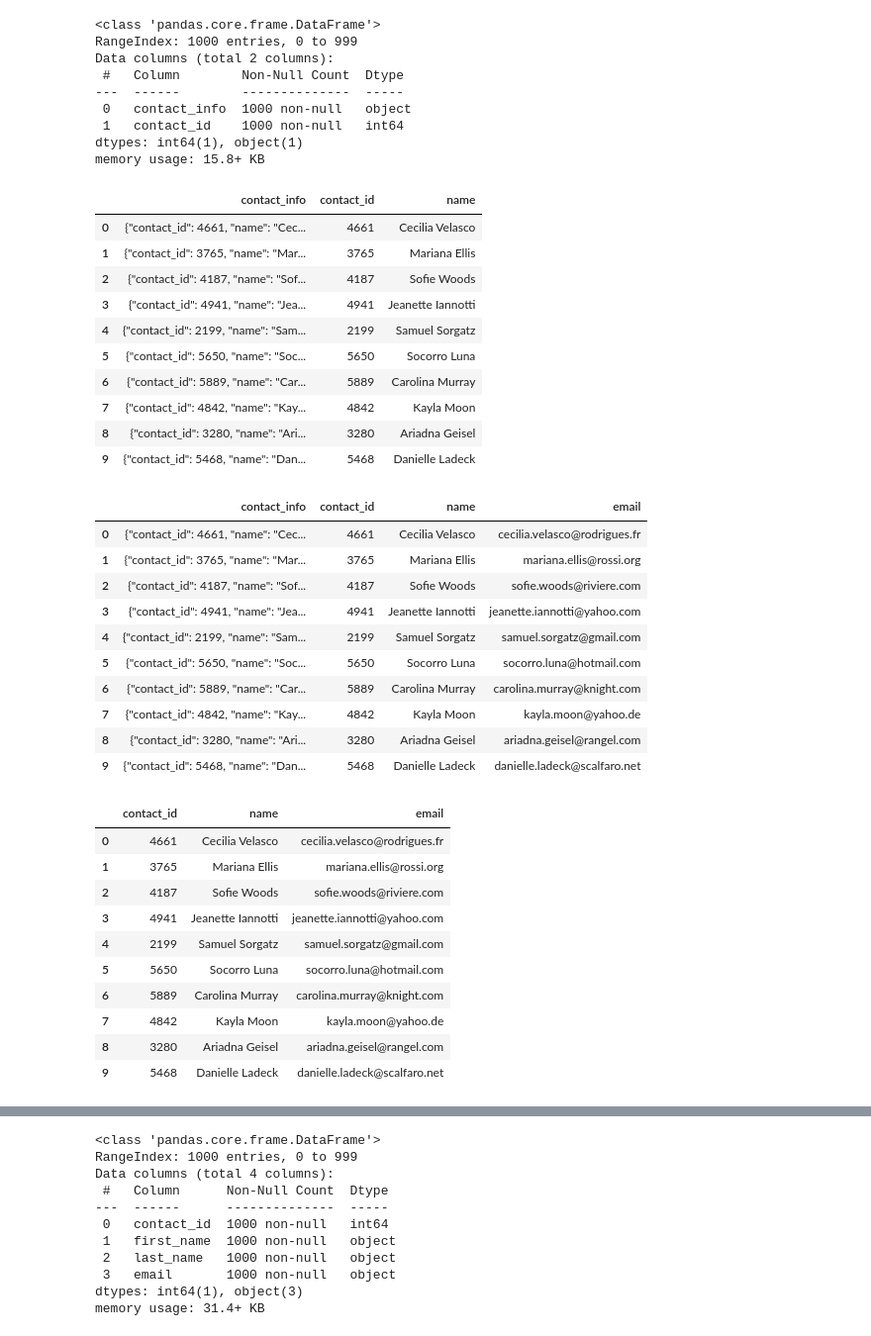
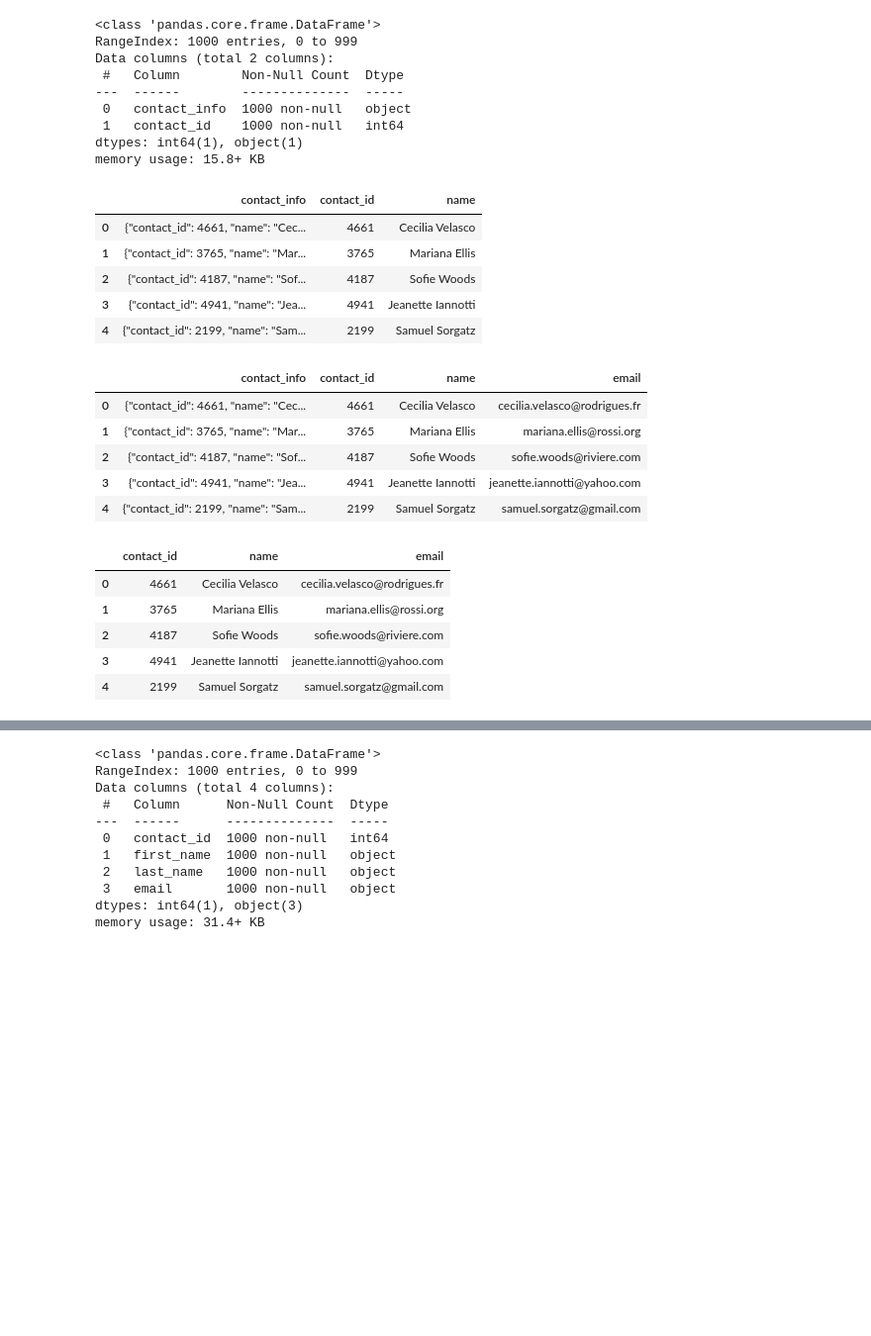
Before and after one commit to oscar-tlacuilo/Crowdfunding_ETL, a Jupyter notebook: ETL_Mini_Project_OTlacuilo_HRivera.ipynb, the cells around one changed output, grey strips where cells are left out. Shown at 99% size. Drawn from its saved outputs; the diff is of its cells as text; code cells hidden in the pictures; blank space fills up the shorter version.

```diff
--- a/ETL_Mini_Project_OTlacuilo_HRivera.ipynb
+++ b/ETL_Mini_Project_OTlacuilo_HRivera.ipynb
@@ -342,11 +347,19 @@ Then export the DataFrame as a `contacts.csv` CSV file.
 # %% [markdown]
 ### Option 1: Use Pandas to create the contacts DataFrame.
 # %%
-# Iterate through the contact_info_df and convert each row to a dictionary.
 import json
 dict_values = []
+# Assign a proper column name to the DataFrame
+contact_info_df.columns = ['contact_info']
 
+# Iterate through the DataFrame and convert each row to a dictionary
+dict_values = []
+for index, row in contact_info_df.iterrows():
+    # Skip the first row which contains the header-like info
+    if index > 0:
+        contact_dict = json.loads(row['contact_info'])
+        dict_values.append(contact_dict)
 
-# Print out the list of values for each row.
+# Print out the list of dictionary values
 print(dict_values)
 # %% [output]
@@ -445,0 +453,12 @@ contact_info_df_copy.head()
+# %%
+# Extract the four-digit contact ID number.
+contact_info_df_copy['contact_id'] = contact_info_df_copy['contact_info'].str.extract(r'(\d{4})')
+
+# Convert the extracted ID to numeric type and drop rows with NaN in 'contact_id'
+contact_info_df_copy = contact_info_df_copy.dropna(subset=['contact_id'])
+
+# Optionally, reset the index after dropping rows
+contact_info_df_copy.reset_index(drop=True, inplace=True)
+
+# Display the first few rows to verify
+contact_info_df_copy.head()
@@ -457,6 +484,9 @@ dtypes: object(2)
 memory usage: 15.8+ KB
 # %%
 # Convert the "contact_id" column to an int64 data type.
+contact_info_df_copy['contact_id'] = contact_info_df_copy['contact_id'].astype('int64')
+
+contact_info_df_copy.info()
 # %% [output]
 <class 'pandas.core.frame.DataFrame'>
 RangeIndex: 1000 entries, 0 to 999
@@ -469,6 +499,8 @@ dtypes: int64(1), object(1)
 memory usage: 15.8+ KB
 # %%
 # Extract the name of the contact and add it to a new column.
+contact_info_df_copy['name'] = contact_info_df_copy['contact_info'].str.extract(r'"name": "([^"]+)"')
+display(contact_info_df_copy.head())
 # %% [output]
 |  | contact_info | contact_id | name |
 | 0 | {"contact_id": 4661, "name": "Cec... | 4661 | Cecilia Velasco |
@@ -476,27 +508,21 @@ memory usage: 15.8+ KB
 | 2 | {"contact_id": 4187, "name": "Sof... | 4187 | Sofie Woods |
 | 3 | {"contact_id": 4941, "name": "Jea... | 4941 | Jeanette Iannotti |
 | 4 | {"contact_id": 2199, "name": "Sam... | 2199 | Samuel Sorgatz |
-| 5 | {"contact_id": 5650, "name": "Soc... | 5650 | Socorro Luna |
-| 6 | {"contact_id": 5889, "name": "Car... | 5889 | Carolina Murray |
-| 7 | {"contact_id": 4842, "name": "Kay... | 4842 | Kayla Moon |
-| 8 | {"contact_id": 3280, "name": "Ari... | 3280 | Ariadna Geisel |
-| 9 | {"contact_id": 5468, "name": "Dan... | 5468 | Danielle Ladeck |
 # %%
 # Extract the email from the contacts and add the values to a new column.
+contact_info_df_copy['email'] = contact_info_df_copy['contact_info'].str.extract(r'"email": "([^"]+)"')
+display(contact_info_df_copy.head())
 # %% [output]
 |  | contact_info | contact_id | name | email |
 | 0 | {"contact_id": 4661, "name": "Cec... | 4661 | Cecilia Velasco | cecilia.velasco@rodrigues.fr |
 | 1 | {"contact_id": 3765, "name": "Mar... | 3765 | Mariana Ellis | mariana.ellis@rossi.org |
 | 2 | {"contact_id": 4187, "name": "Sof... | 4187 | Sofie Woods | sofie.woods@riviere.com |
 | 3 | {"contact_id": 4941, "name": "Jea... | 4941 | Jeanette Iannotti | jeanette.iannotti@yahoo.com |
 | 4 | {"contact_id": 2199, "name": "Sam... | 2199 | Samuel Sorgatz | samuel.sorgatz@gmail.com |
-| 5 | {"contact_id": 5650, "name": "Soc... | 5650 | Socorro Luna | socorro.luna@hotmail.com |
-| 6 | {"contact_id": 5889, "name": "Car... | 5889 | Carolina Murray | carolina.murray@knight.com |
-| 7 | {"contact_id": 4842, "name": "Kay... | 4842 | Kayla Moon | kayla.moon@yahoo.de |
-| 8 | {"contact_id": 3280, "name": "Ari... | 3280 | Ariadna Geisel | ariadna.geisel@rangel.com |
-| 9 | {"contact_id": 5468, "name": "Dan... | 5468 | Danielle Ladeck | danielle.ladeck@scalfaro.net |
 # %%
 # Create a copy of the contact_info_df with the 'contact_id', 'name', 'email' columns.
+contact_info_df_v2 = contact_info_df_copy[['contact_id', 'name', 'email']].copy()
+display(contact_info_df_v2.head())
 # %% [output]
 |  | contact_id | name | email |
 | 0 | 4661 | Cecilia Velasco | cecilia.velasco@rodrigues.fr |
@@ -504,10 +530,5 @@ memory usage: 15.8+ KB
 | 2 | 4187 | Sofie Woods | sofie.woods@riviere.com |
 | 3 | 4941 | Jeanette Iannotti | jeanette.iannotti@yahoo.com |
 | 4 | 2199 | Samuel Sorgatz | samuel.sorgatz@gmail.com |
-| 5 | 5650 | Socorro Luna | socorro.luna@hotmail.com |
-| 6 | 5889 | Carolina Murray | carolina.murray@knight.com |
-| 7 | 4842 | Kayla Moon | kayla.moon@yahoo.de |
-| 8 | 3280 | Ariadna Geisel | ariadna.geisel@rangel.com |
-| 9 | 5468 | Danielle Ladeck | danielle.ladeck@scalfaro.net |
 # %%
 # Create a "first"name" and "last_name" column with the first and last names from the "name" column.
```
Also changed, not shown: parts of 22 cells of this notebook, 8 other files.
